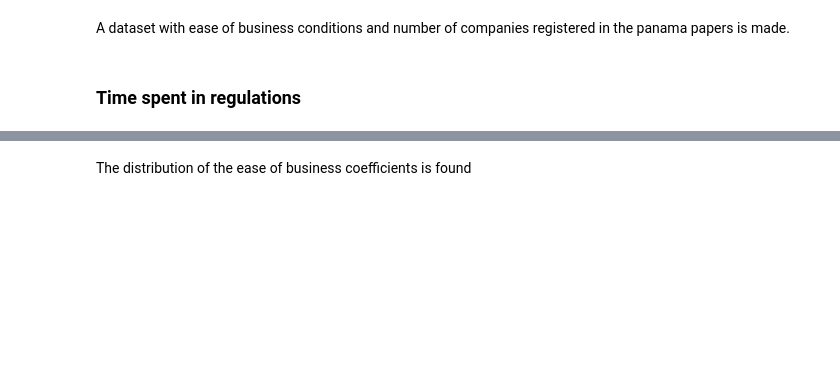
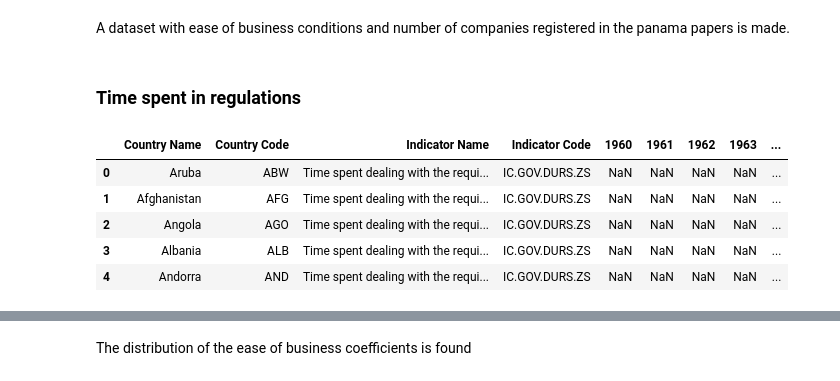
Before and after one commit to eddieshengyuwang/project_ada_akbar, a Jupyter notebook: work_in_progress/Gianluca.ipynb, the cells around one changed output, grey strips where cells are left out. Drawn from its saved outputs; the diff is of its cells as text; code cells hidden in the pictures; blank space fills up the shorter version.

```diff
--- a/work_in_progress/Gianluca.ipynb
+++ b/work_in_progress/Gianluca.ipynb
@@ -680,3 +744,12 @@ df_time_regulation=pd.read_csv(path+'API_IC.GOV.DURS.ZS_DS2_en_csv_v2_10230883.c
+# %%
+df_time_regulation.head()
+# %% [output]
+|  | Country Name | Country Code | Indicator Name | Indicator Code | 1960 | 1961 | 1962 | 1963 | ... |
+| 0 | Aruba | ABW | Time spent dealing with the requi... | IC.GOV.DURS.ZS | NaN | NaN | NaN | NaN | ... |
+| 1 | Afghanistan | AFG | Time spent dealing with the requi... | IC.GOV.DURS.ZS | NaN | NaN | NaN | NaN | ... |
+| 2 | Angola | AGO | Time spent dealing with the requi... | IC.GOV.DURS.ZS | NaN | NaN | NaN | NaN | ... |
+| 3 | Albania | ALB | Time spent dealing with the requi... | IC.GOV.DURS.ZS | NaN | NaN | NaN | NaN | ... |
+| 4 | Andorra | AND | Time spent dealing with the requi... | IC.GOV.DURS.ZS | NaN | NaN | NaN | NaN | ... |
 # %%
 years=range(1990, 2018)
 years_count=np.array([])
```
Also changed, not shown: parts of 28 cells of this notebook, 1 other file.
